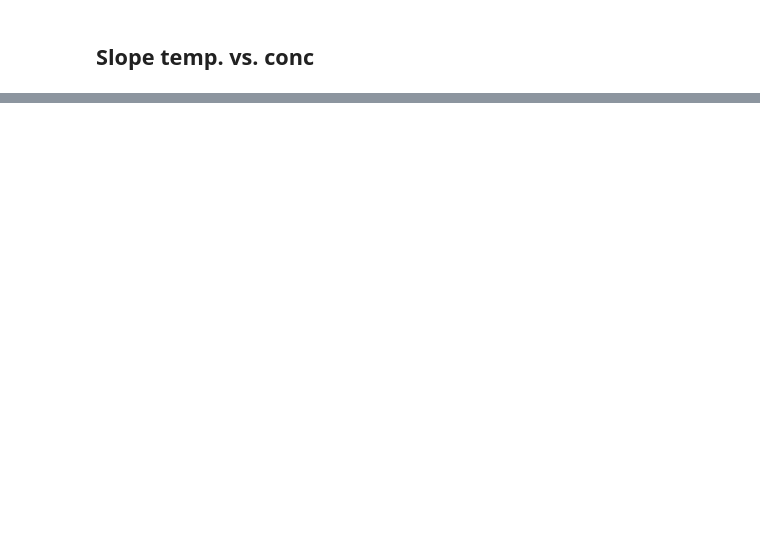
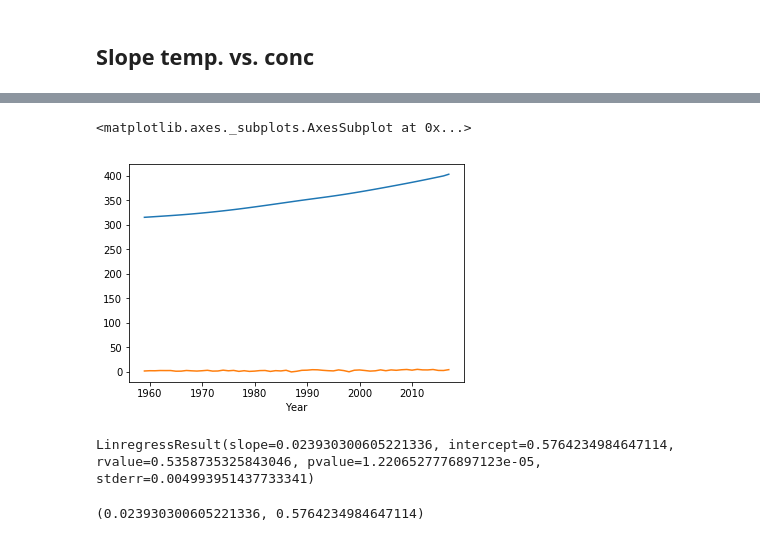
Before and after one commit to rursino/carbon-cycle-feedbacks, a Jupyter notebook: Peylin_flux/Notebooks/CO2_reg.ipynb, the cells around one changed output, grey strips where cells are left out. Saved outputs shown, nothing was run; the diff lists cells and outputs as text; code cells hidden in the pictures; blank space fills up the shorter version.

```diff
--- a/Peylin_flux/Notebooks/CO2_reg.ipynb
+++ b/Peylin_flux/Notebooks/CO2_reg.ipynb
@@ -439,0 +349,3 @@ plot_df_var(df)
+# %%
+C = df.CO2
+C.head()
@@ -439,0 +360,3 @@ plot_df_var(df)
+# %%
+land = -df.land
+land.head()
@@ -439,0 +371,16 @@ plot_df_var(df)
+# %%
+C.plot(); land.plot()
+# %% [output]
+<matplotlib.axes._subplots.AxesSubplot at 0x...>
+[figure, added]
+# %%
+stats_info = stats.linregress(C-280, land)
+stats_info
+# %% [output]
+LinregressResult(slope=0.023930300605221336, intercept=0.5764234984647114, rvalue=0.5358735325843046, pvalue=1.2206527776897123e-05, stderr=0.004993951437733341)
+# %%
+beta = stats_info[0] # slope = beta
+intercept = stats_info[1]
+beta, intercept
+# %% [output]
+(0.023930300605221336, 0.5764234984647114)
```
Also changed, not shown: parts of 33 cells of this notebook, 23 other files.
